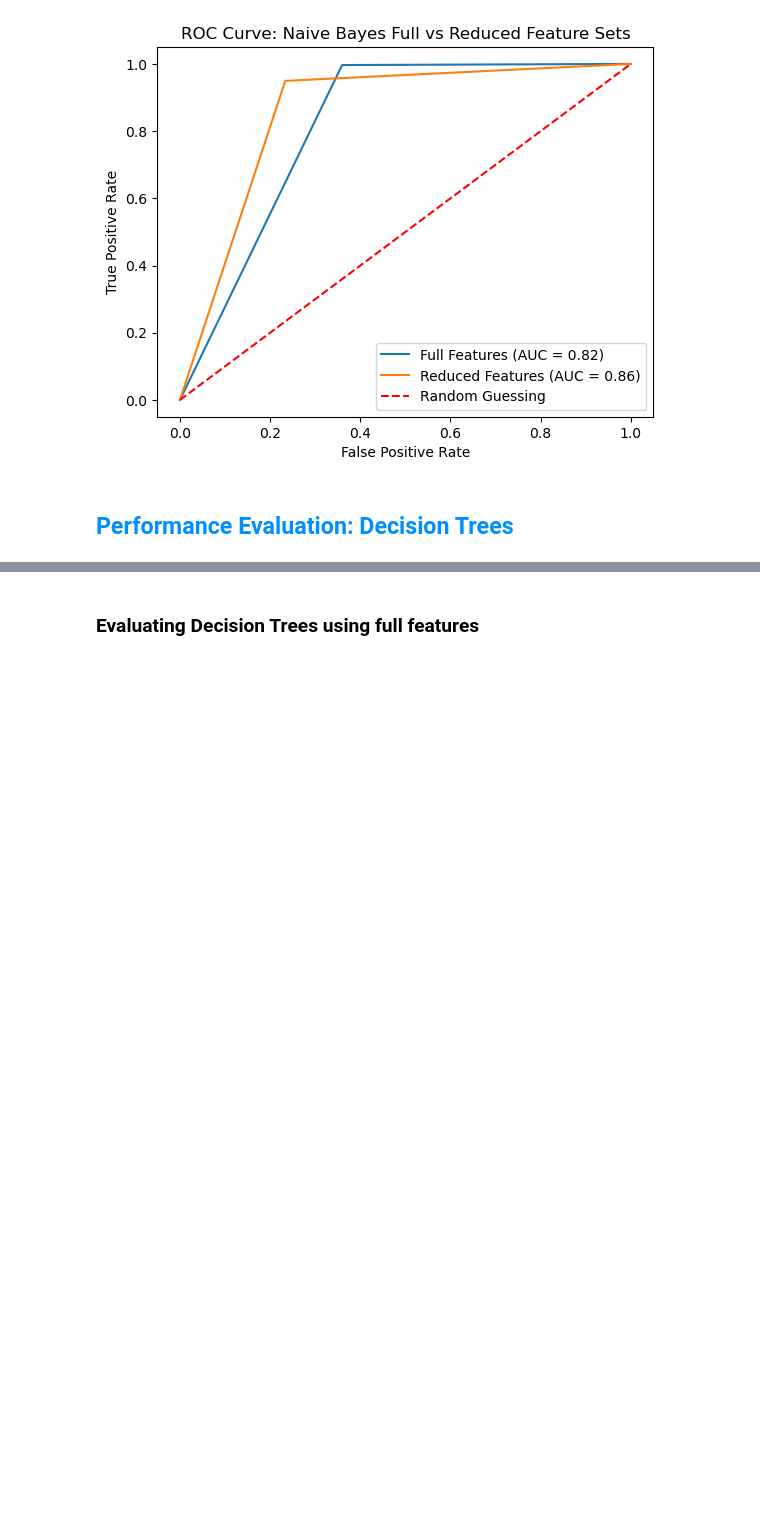
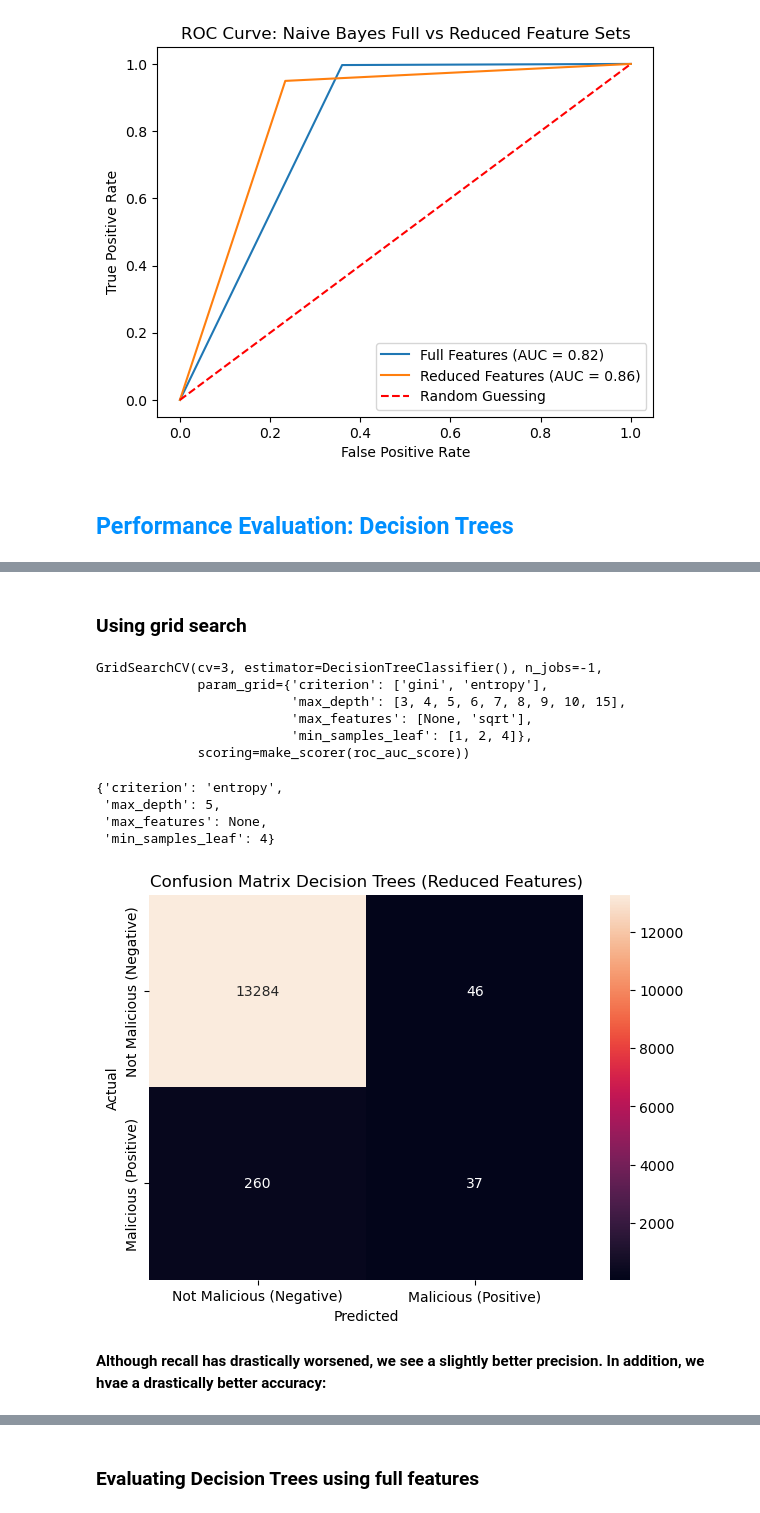
Before and after one commit to JustinBui/CPSC483-URL-Classifier, a Jupyter notebook: 2 - ML Modeling.ipynb, the cells around one changed output, grey strips where cells are left out. Drawn from its saved outputs; the diff is of its cells as text; code cells hidden in the pictures; blank space fills up the shorter version.

```diff
--- a/2 - ML Modeling.ipynb
+++ b/2 - ML Modeling.ipynb
@@ -810,0 +818,30 @@ plot_show_auc(gnb_full_predictions, gnb_reduced_predictions, y_test, 'ROC Curve:
+# %% [markdown]
+### Using grid search
+# %%
+dc_reduced = DecisionTreeClassifier()
+
+tree_param = {
+            'criterion':['gini','entropy'],
+            'max_depth':[3,4,5,6,7,8,9,10,15],
+            'min_samples_leaf': [1, 2, 4],
+            'max_features': [None, 'sqrt']
+            }
+
+scorer = make_scorer(roc_auc_score)
+
+grid_search = GridSearchCV(dc_reduced, tree_param, scoring=scorer, cv=3, n_jobs=-1)
+grid_search.fit(experiment_X_train.values, y_train.values)
+# %% [output]
+GridSearchCV(cv=3, estimator=DecisionTreeClassifier(), n_jobs=-1,
+             param_grid={'criterion': ['gini', 'entropy'],
+                         'max_depth': [3, 4, 5, 6, 7, 8, 9, 10, 15],
+                         'max_features': [None, 'sqrt'],
+                         'min_samples_leaf': [1, 2, 4]},
+             scoring=make_scorer(roc_auc_score))
+# %%
+grid_search.best_params_
+# %% [output]
+{'criterion': 'entropy',
+ 'max_depth': 5,
+ 'max_features': None,
+ 'min_samples_leaf': 4}
@@ -810,0 +858,6 @@ plot_show_auc(gnb_full_predictions, gnb_reduced_predictions, y_test, 'ROC Curve:
+# %%
+draw_conf_matrix(actual=y_test, predicted=dc_reduced_predictions, title="Confusion Matrix Decision Trees (Reduced Features)")
+# %% [output]
+[figure, added]
+# %% [markdown]
+**Although recall has drastically worsened, we see a slightly better precision. In addition, we hvae a drastically better accuracy:**
```
Also changed, not shown: parts of 58 cells of this notebook, 1 other file.
